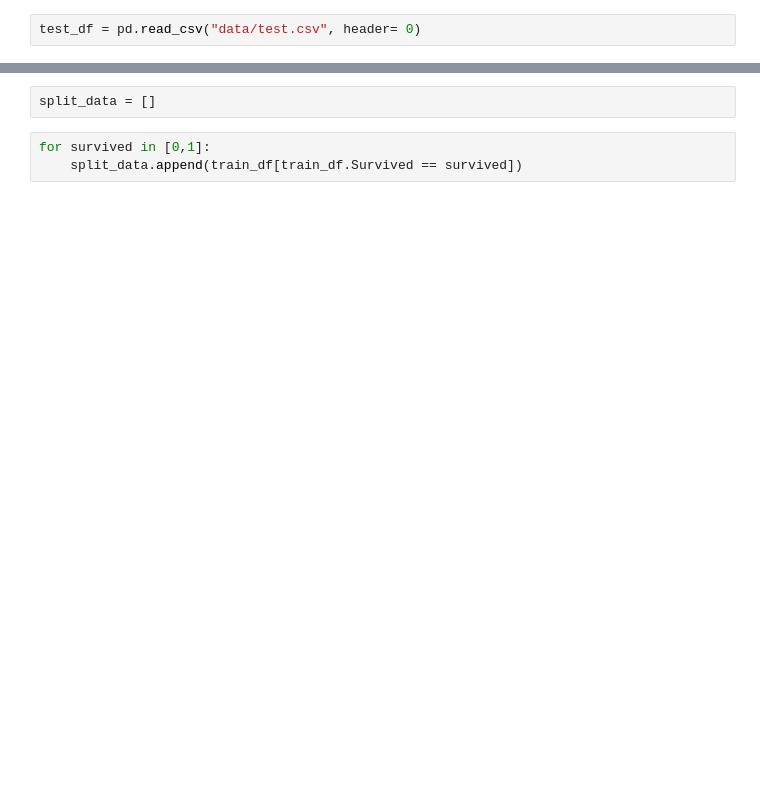
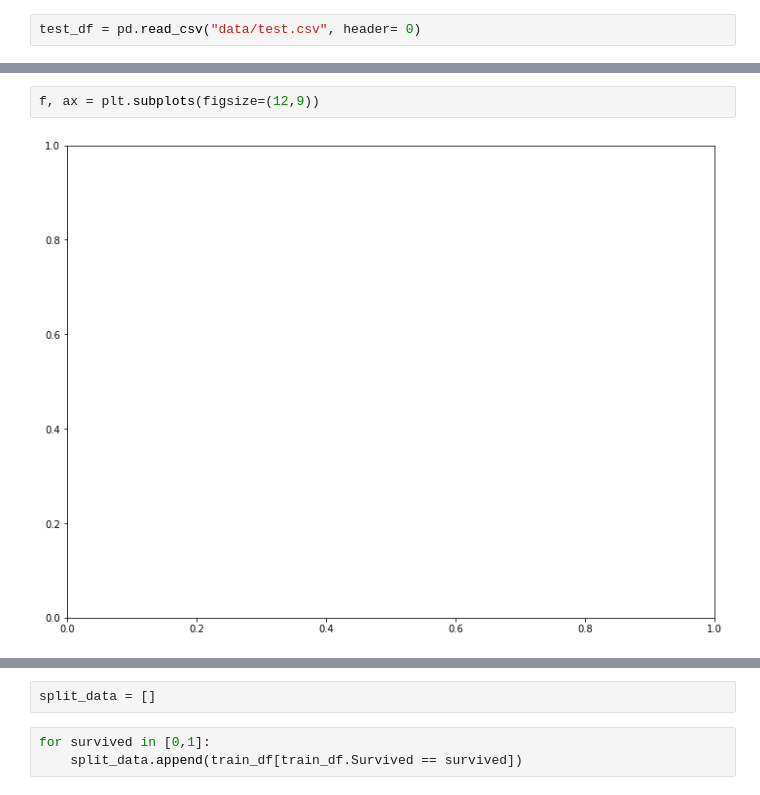
Before and after one commit to hikaruya8/kaggle, a Jupyter notebook: taitanic.ipynb, the cells around one changed output, grey strips where cells are left out. Cells and saved outputs as stored; diff of their text form; blank space fills up the shorter version.

```diff
--- a/taitanic.ipynb
+++ b/taitanic.ipynb
@@ -59,0 +106,4 @@ Name: Age, Length: 891, dtype: object
+# %%
+f, ax = plt.subplots(figsize=(12,9))
+# %% [output]
+[figure, added]
```
Also changed, not shown: parts of 37 cells of this notebook.
